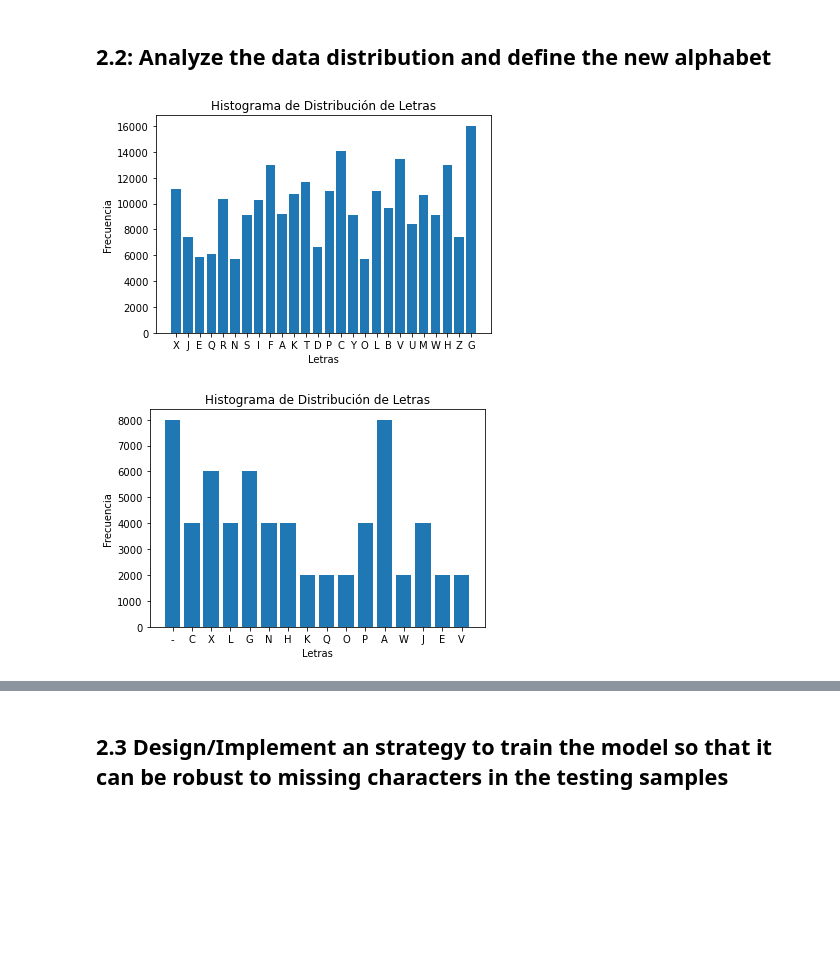
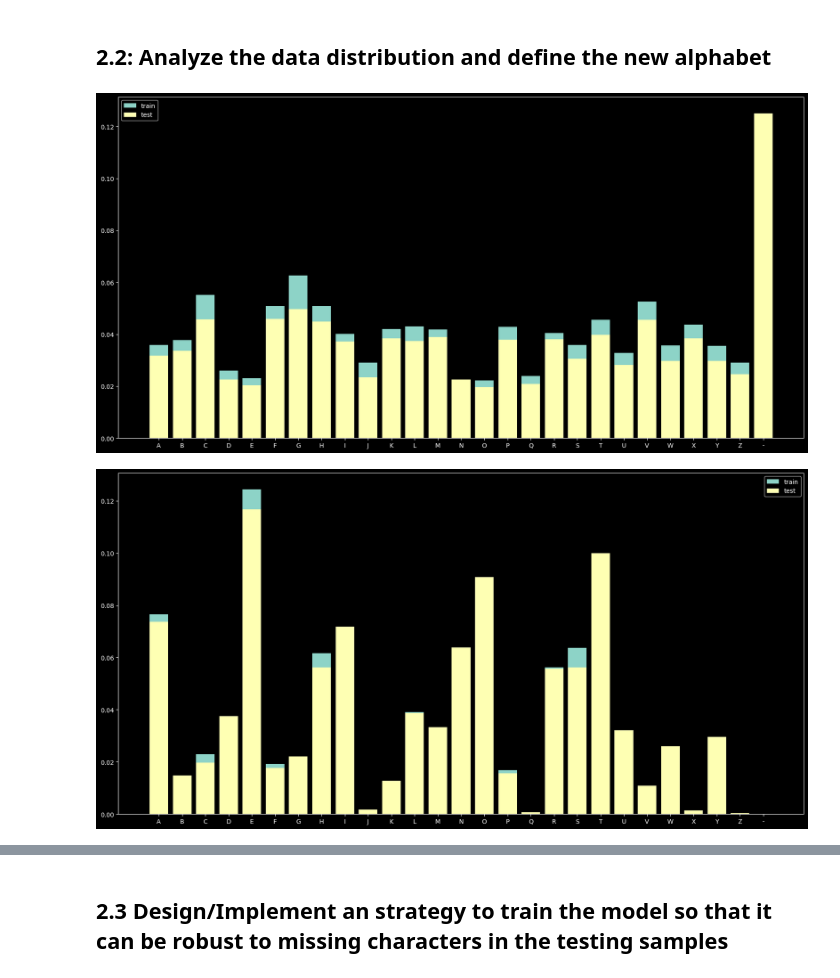
Before and after one commit to albert-santos01/DeepLearning, a Jupyter notebook: P2/P2-Questions.ipynb, the cells around one changed output, grey strips where cells are left out. Saved outputs shown, nothing was run; the diff lists cells and outputs as text; code cells hidden in the pictures; blank space fills up the shorter version.

Commit message:
data analysis + data corruption + dropout LSTM

```diff
--- a/P2/P2-Questions.ipynb
+++ b/P2/P2-Questions.ipynb
@@ -285,48 +288,33 @@ print(key)
 # %% [markdown]
 ## 2.2: Analyze the data distribution and define the new alphabet
-# %%
-import matplotlib.pyplot as plt
-from collections import defaultdict
-
-def histograma_letras(strings):
-    frecuencias = defaultdict(int)
-    for string in strings:
-        for letra in string:
-            if letra in vocabulary:  # Ignorar caracteres que no sean letras
-                frecuencias[letra] += 1
-    return frecuencias
-
-strings_enc = []
-for j in range (len(train)):
-    strings_enc.append(decode_message(train[j][0],vocabulary))
-strings_enc_test = []
-for j in range (len(test)):
-    strings_enc_test.append(decode_message(test[idx_sample][0],vocabulary))
-
-frecuencias_letras = histograma_letras(strings_enc)
-
-letras = list(frecuencias_letras.keys())
-frecuencias = list(frecuencias_letras.values())
-
-plt.bar(letras, frecuencias)
-plt.xlabel('Letras')
-plt.ylabel('Frecuencia')
-plt.title('Histograma de Distribución de Letras')
-plt.show()
-# %% [output]
-[figure, removed]
-# %%
-frecuencias_letras = histograma_letras(strings_enc_test)
-letras = list(frecuencias_letras.keys())
-frecuencias = list(frecuencias_letras.values())
-
-plt.bar(letras, frecuencias)
-plt.xlabel('Letras')
-plt.ylabel('Frecuencia')
-plt.title('Histograma de Distribución de Letras')
-plt.show()
-# %% [output]
-[figure, removed]
+# %%
+def get_frequency(data, vocabulary):
+    frequency_enc = np.zeros((len(vocabulary)))
+    frequency_dec = np.zeros((len(vocabulary)))
+    for i in range(len(data)):
+        for j in range(len(data[i][0])):
+            frequency_enc[data[i][0][j]] += 1
+        for j in range(len(data[i][1])):
+            frequency_dec[data[i][1][j]] += 1
+    return frequency_enc, frequency_dec
+
+def plot_frequency(train, test, vocabulary):
+    plt.figure(figsize=(20, 10))
+    train_norm = train / np.sum(train)
+    test_norm = test / np.sum(test)
+    plt.bar(vocabulary, train_norm, label='train')
+    plt.bar(vocabulary, test_norm, label='test')
+    plt.legend()
+    plt.show()
+# %%
+train_enc, train_dec = get_frequency(train, vocabulary)
+test_enc, test_dec = get_frequency(test, vocabulary)
+
+plot_frequency(train_enc, test_enc, vocabulary)
+plot_frequency(train_dec, test_dec, vocabulary)
+# %% [output]
+[figure, added]
+[figure, added]
 # %%
 def noisy_train(train, noise_level):
     train_noisy = []
```
Also changed, not shown: parts of 6 cells of this notebook.
